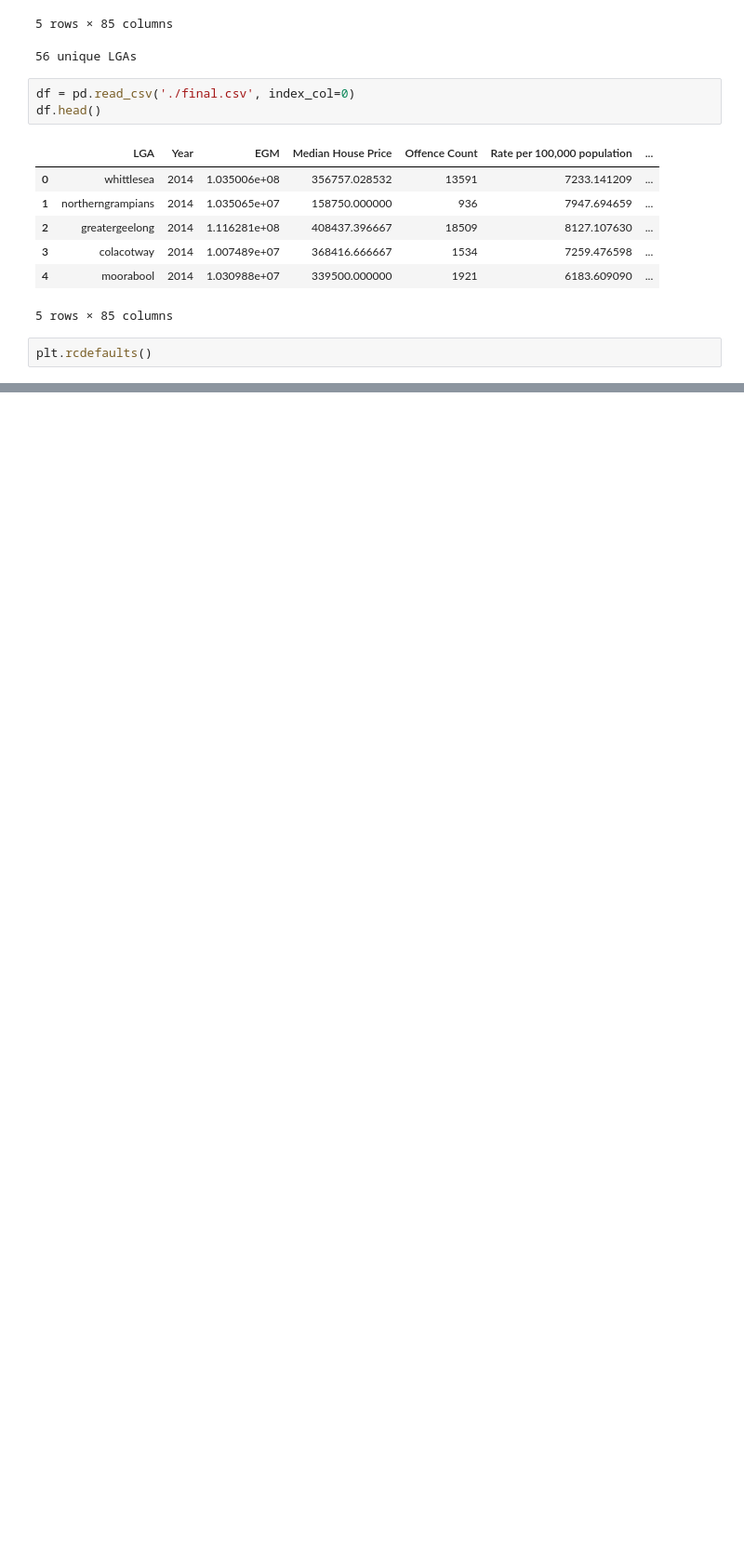
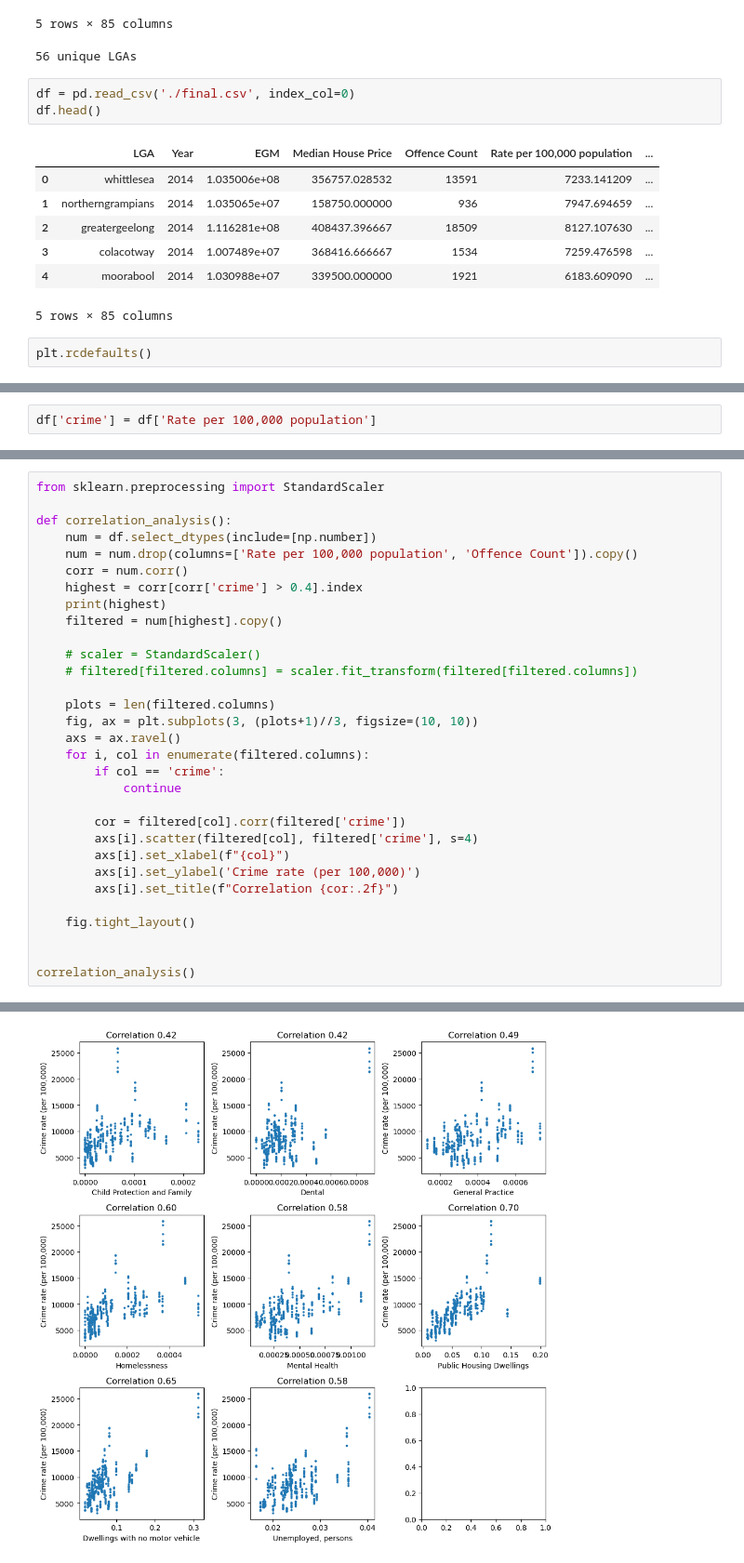
Before and after one commit to khangluong2004/COMP20008_Assignment2, a Jupyter notebook: terry/eda.ipynb, the cells around one changed output, grey strips where cells are left out. Shown at 93% size. Drawn from its saved outputs; the diff is of its cells as text; blank space fills up the shorter version.

```diff
--- a/terry/eda.ipynb
+++ b/terry/eda.ipynb
@@ -309,0 +292,2 @@ plot_population()
+# %%
+df['crime'] = df['Rate per 100,000 population']
@@ -309,0 +454,32 @@ plot_population()
+# %%
+from sklearn.preprocessing import StandardScaler
+
+def correlation_analysis():
+    num = df.select_dtypes(include=[np.number])
+    num = num.drop(columns=['Rate per 100,000 population', 'Offence Count']).copy()
+    corr = num.corr()
+    highest = corr[corr['crime'] > 0.4].index
+    print(highest)
+    filtered = num[highest].copy()
+
+    # scaler = StandardScaler()
+    # filtered[filtered.columns] = scaler.fit_transform(filtered[filtered.columns])
+
+    plots = len(filtered.columns)
+    fig, ax = plt.subplots(3, (plots+1)//3, figsize=(10, 10))
+    axs = ax.ravel()
+    for i, col in enumerate(filtered.columns):
+        if col == 'crime':
+            continue
+
+        cor = filtered[col].corr(filtered['crime'])
+        axs[i].scatter(filtered[col], filtered['crime'], s=4)
+        axs[i].set_xlabel(f"{col}")
+        axs[i].set_ylabel('Crime rate (per 100,000)')
+        axs[i].set_title(f"Correlation {cor:.2f}")
+
+    fig.tight_layout()
+
+
+correlation_analysis()
+# %% [output]
@@ -309,0 +490 @@ plot_population()
+[figure, added]
```
Also changed, not shown: parts of 5 cells of this notebook, 1 other file.
